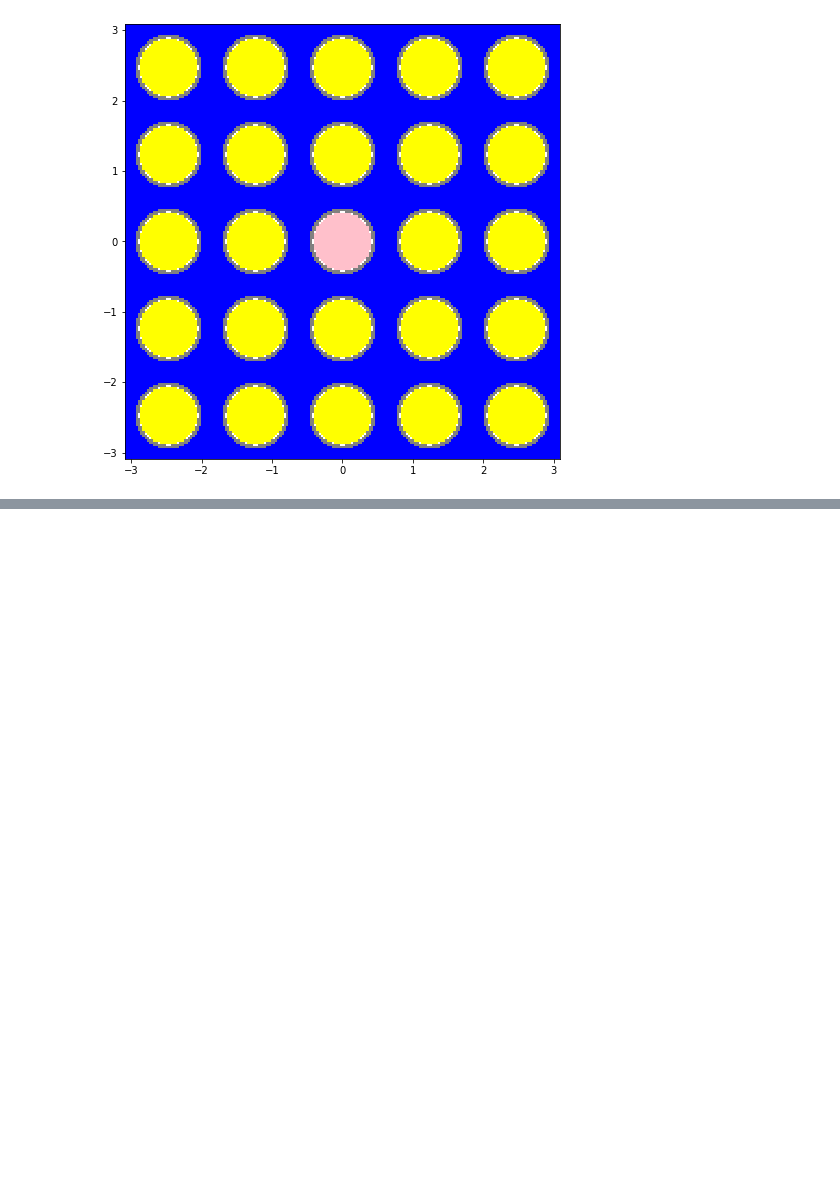
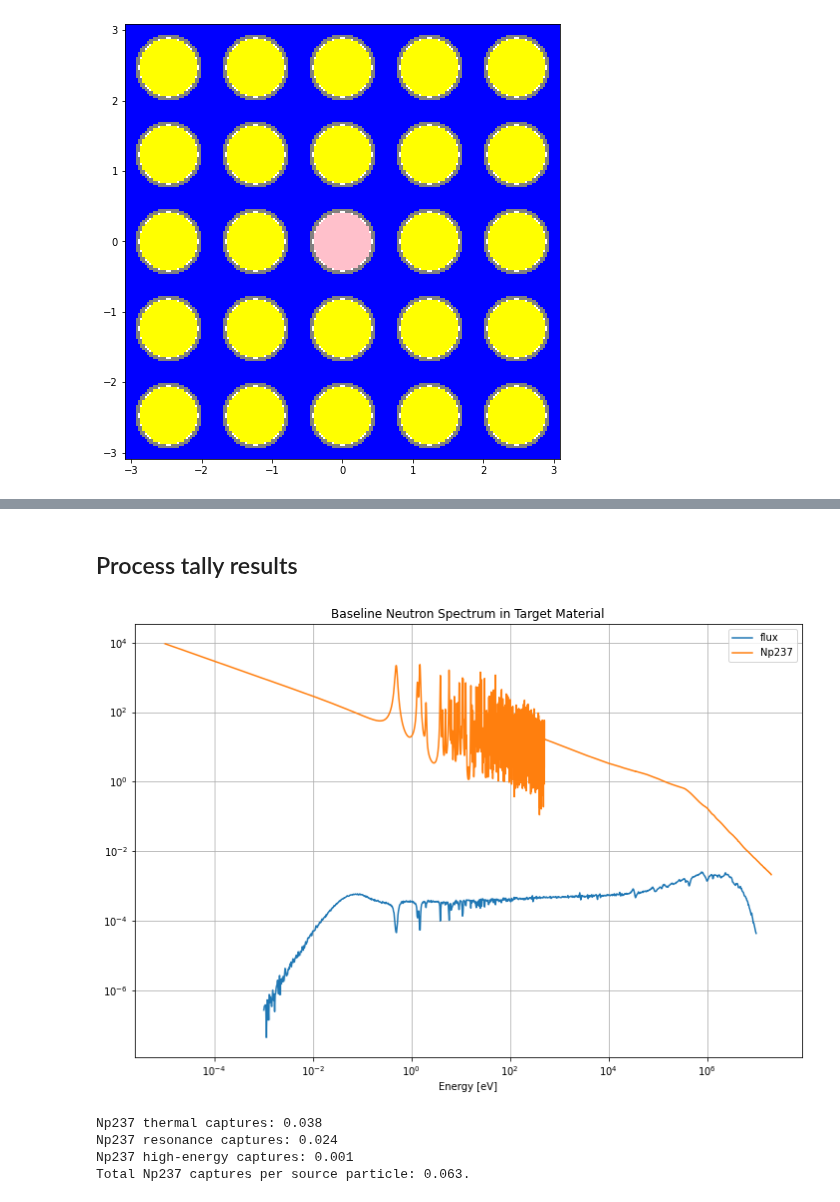
Before and after one commit to stu314159/er362_omc, a Jupyter notebook: examples/pu238_maker/Pu238_Maker.ipynb, the cells around one changed output, grey strips where cells are left out. Cells and saved outputs as stored; diff of their text form; code cells hidden in the pictures; blank space fills up the shorter version.

Commit message:
added some simple tallies to estimate Np237 conversion rate

```diff
--- a/examples/pu238_maker/Pu238_Maker.ipynb
+++ b/examples/pu238_maker/Pu238_Maker.ipynb
@@ -269,3 +273,27 @@ geometry.export_to_xml()
+# %%
+# filters for energy, cells, and reactions
+cell_filter = openmc.CellFilter(fuel_t); # measure in the target material cell
+
+# energy bins
+N = 1001;
+energy_bins = np.logspace(-3,7,num=N);
+energy_filter = openmc.EnergyFilter(values=energy_bins);
+
+# establish a flux tally
+flux = openmc.Tally(name='flux');
+flux.scores = ['flux'];
+flux.filters = [cell_filter,energy_filter];
+
+# create a tally to estimate rate of conversion of Np-237 to Np-238
+np237_capture_t = openmc.Tally(name='Np237_total_capture');
+np237_capture_t.scores = ['(n,gamma)'];
+np237_capture_t.nuclides=['Np237'];
+efilter_values = [0.0, 1.0, 3.0e4, 14.0e6]; #OpenMC energy units are in eV
+efilter_capture = openmc.EnergyFilter(values=efilter_values);
+np237_capture_t.filters = [cell_filter,efilter_capture]
+
+tallies = openmc.Tallies([flux,np237_capture_t]);
+tallies.export_to_xml()
 # %%
 # create settings for criticality
 
@@ -302,3 +330,38 @@ openmc.run()
  k-effective (Absorption)    = 1.24762 +/- 0.00058
  Combined k-effective        = 1.24770 +/- 0.00050
  Leakage Fraction            = 0.00000 +/- 0.00000
+# %% [markdown]
+## Process tally results
+# %%
+sp = openmc.StatePoint('statepoint.200.h5')
+
+flux_t = sp.get_tally(name='flux')
+flux_df = flux_t.get_pandas_dataframe()
+flux_vals = flux_df['mean'].to_numpy()
+
+energy_x = 0.5*(energy_bins[0:-1]+energy_bins[1:])
+
+plt.loglog(energy_x,flux_vals,label='flux')
+plt.loglog(np237_capture.xs['294K'].x,np237_capture.xs['294K'].y,label='Np237');
+plt.grid();
+plt.legend();
+plt.title('Baseline Neutron Spectrum in Target Material')
+plt.xlabel('Energy [eV]');
+# %% [output]
+[figure, added]
+# %%
+np237_cap = sp.get_tally(name='Np237_total_capture')
+np237_cap_df = np237_cap.get_pandas_dataframe();
+np237_cap_vals = np237_cap_df['mean'].to_numpy();
+
+tot_np237_capture = np237_cap_vals.sum();
+
+print('Np237 thermal captures: %5.3f ' % np237_cap_vals[0]);
+print('Np237 resonance captures: %5.3f ' % np237_cap_vals[1]);
+print('Np237 high-energy captures: %5.3f ' % np237_cap_vals[2]);
+print('Total Np237 captures per source particle: %5.3f. ' % tot_np237_capture);
+# %% [output]
+Np237 thermal captures: 0.038
+Np237 resonance captures: 0.024
+Np237 high-energy captures: 0.001
+Total Np237 captures per source particle: 0.063.
```
Also changed, not shown: parts of 3 cells of this notebook.
